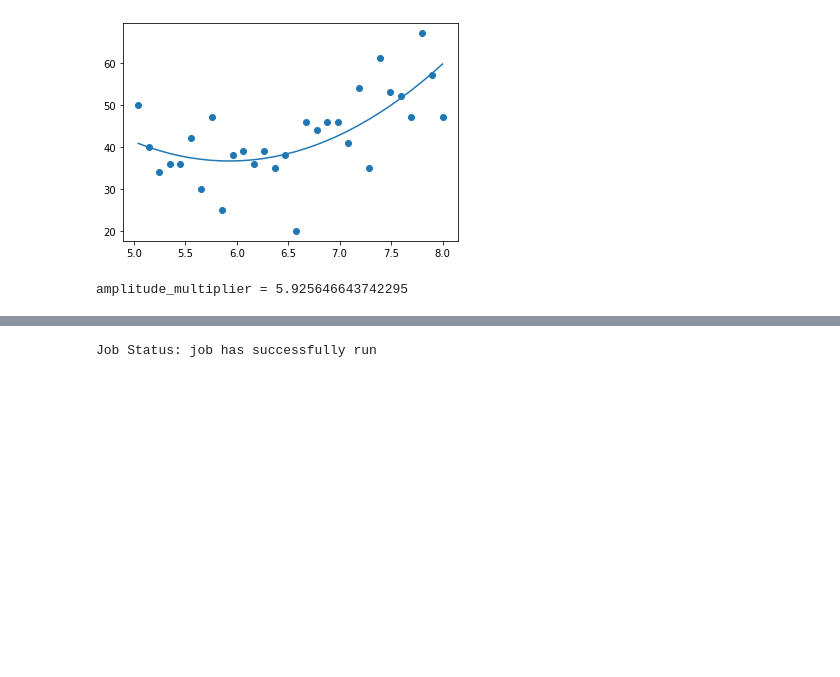
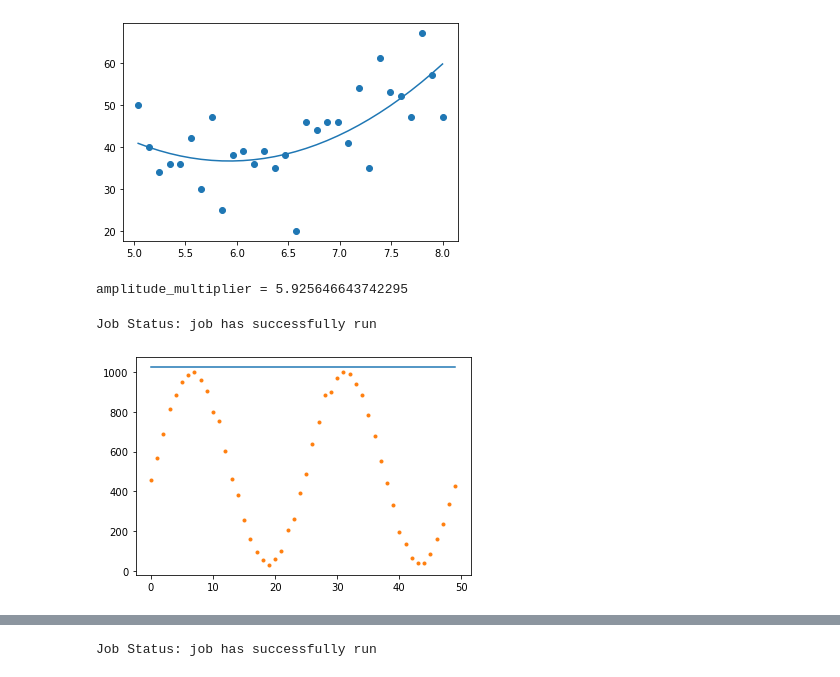
Before and after one commit to panbae59/smooth-optimal-control-2, a Jupyter notebook: new_SOC_with_qiskit_armonk.ipynb, the cells around one changed output, grey strips where cells are left out. Saved outputs shown, nothing was run; the diff lists cells and outputs as text; code cells hidden in the pictures; blank space fills up the shorter version.

```diff
--- a/new_SOC_with_qiskit_armonk.ipynb
+++ b/new_SOC_with_qiskit_armonk.ipynb
@@ -383,3 +383,46 @@ save_value("amplitude_multiplier_paper_SOC", amplitude_multiplier_paper_SOC)
 # %% [output]
 [figure]
 amplitude_multiplier = 5.925646643742295
+# %%
+def angle_sweep_pi(angles, Signal_list):
+    drive_amps = np.exp(angles*1j)
+    schedules = []
+
+    for drive_amp in drive_amps:
+        '''rabi_pulse = pulse_lib.Constant(duration=drive_samples,
+                                  amp=drive_amp,
+                                  name='const_pi_pulse')'''
+        this_schedule = pulse.Schedule(name=f"Rabi drive amplitude = {drive_amp}")
+        this_schedule += qiskit_optimal_control.gate['X/2']
+        for Signal in Signal_list:
+            this_schedule += Play(pulse_lib.Waveform(Signal*drive_amp), drive_chan)
+        # Reuse the measure instruction from the frequency sweep experiment
+        this_schedule += qiskit_optimal_control.gate['X/2']
+        this_schedule += measure << this_schedule.duration
+        schedules.append(this_schedule)
+
+    draw(schedules[-1], backend = backend) # is not working! (could be a problem of jupyter)
+
+    from qiskit import assemble
+    # Assemble the schedules into a Qobj
+    num_shots_per_point = 1024
+
+    experiment_program = assemble(schedules,
+                                   backend=backend,
+                                   meas_level=2,
+                                   meas_return='avg',
+                                   shots=num_shots_per_point,
+                                   schedule_los=[{drive_chan: center_frequency_Hz}]
+                                                * len(drive_amps))
+    from qiskit.tools.monitor import job_monitor
+    job = backend.run(experiment_program)
+    job_monitor(job)
+    results = job.result(timeout=120)
+    plot_shot_results(job)
+    return results.get_counts()
+# %%
+angles = np.linspace(0, 2*np.pi, 50)
+measure_list = angle_sweep_pi(angles, [Signal*amplitude_multiplier_paper_SOC])
+# %% [output]
+Job Status: job has successfully run
+[figure, added]
```
Also changed, not shown: parts of 16 cells of this notebook, 1 other file.
